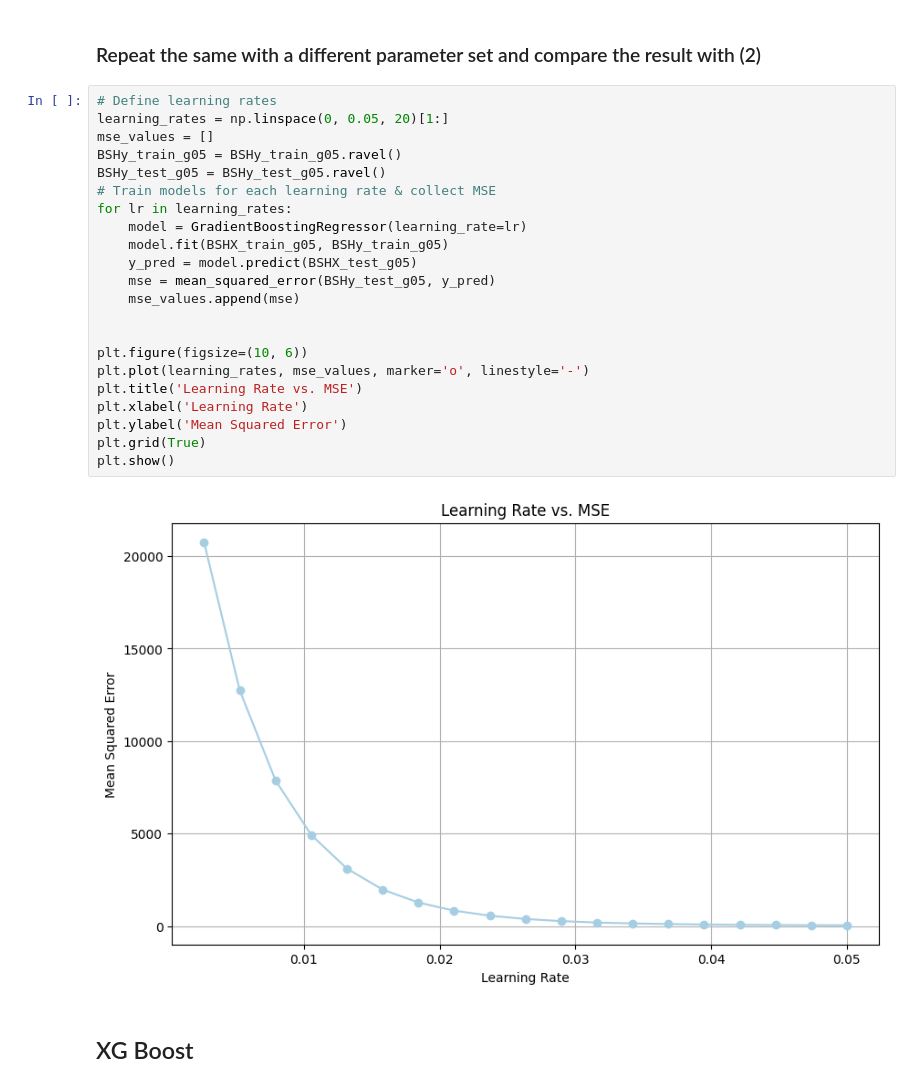
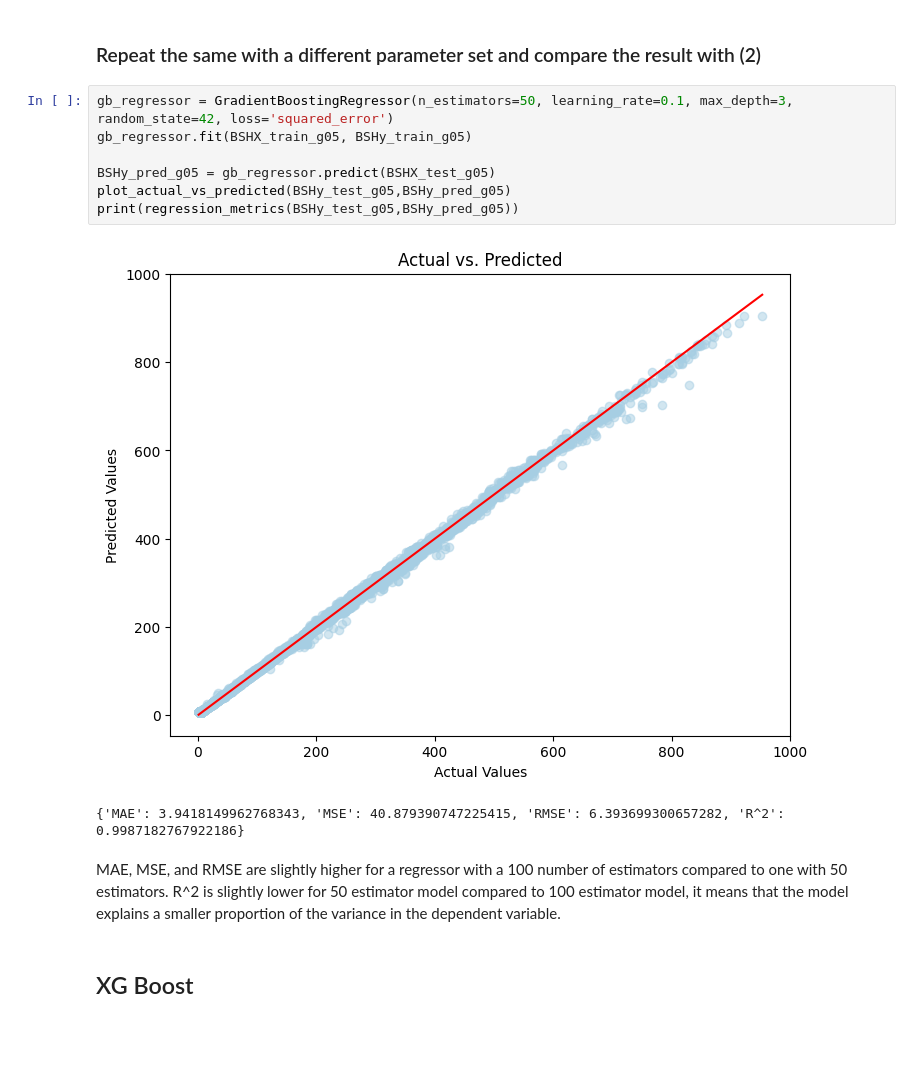
Before and after one commit to WK025/machine_learning, a Jupyter notebook: A1/Assignment 02_Group05.ipynb, the cells around one changed output. Cells and saved outputs as stored; diff of their text form; blank space fills up the shorter version.

```diff
--- a/A1/Assignment 02_Group05.ipynb
+++ b/A1/Assignment 02_Group05.ipynb
@@ -752,30 +752,18 @@ print(regression_metrics(BSHy_test_g05,BSHy_pred_g05))
 The scatter plot of actual versus predicted values reveals that most data points lie along a 45-degree line, signifying that the predicted values are in close agreement with the true values. This pattern is further corroborated by a high R^2 value, emphasizing that our model has successfully captured a significant proportion of the variance in the target variable. Such alignment between actual and predicted values, coupled with the high R^2, underscores the robustness and predictive accuracy of our regression model
 # %% [markdown]
 ### Repeat the same with a different parameter set and compare the result with (2)
-# %%
-# Define learning rates
-learning_rates = np.linspace(0, 0.05, 20)[1:]
-mse_values = []
-BSHy_train_g05 = BSHy_train_g05.ravel()
-BSHy_test_g05 = BSHy_test_g05.ravel()
-# Train models for each learning rate & collect MSE
-for lr in learning_rates:
-    model = GradientBoostingRegressor(learning_rate=lr)
-    model.fit(BSHX_train_g05, BSHy_train_g05)
-    y_pred = model.predict(BSHX_test_g05)
-    mse = mean_squared_error(BSHy_test_g05, y_pred)
-    mse_values.append(mse)
-
-
-plt.figure(figsize=(10, 6))
-plt.plot(learning_rates, mse_values, marker='o', linestyle='-')
-plt.title('Learning Rate vs. MSE')
-plt.xlabel('Learning Rate')
-plt.ylabel('Mean Squared Error')
-plt.grid(True)
-plt.show()
-# %% [output]
-[figure, removed]
+# %%
+gb_regressor = GradientBoostingRegressor(n_estimators=50, learning_rate=0.1, max_depth=3, random_state=42, loss='squared_error')
+gb_regressor.fit(BSHX_train_g05, BSHy_train_g05)
+
+BSHy_pred_g05 = gb_regressor.predict(BSHX_test_g05)
+plot_actual_vs_predicted(BSHy_test_g05,BSHy_pred_g05)
+print(regression_metrics(BSHy_test_g05,BSHy_pred_g05))
+# %% [output]
+[figure, added]
+{'MAE': 3.9418149962768343, 'MSE': 40.879390747225415, 'RMSE': 6.393699300657282, 'R^2': 0.9987182767922186}
+# %% [markdown]
+MAE, MSE, and RMSE are slightly higher for a regressor with a 100 number of estimators compared to one with 50 estimators. R^2 is slightly lower for 50 estimator model compared to 100 estimator model, it means that the model explains a smaller proportion of the variance in the dependent variable.
 # %% [markdown]
 ## XG Boost
 # %% [markdown]
```
Also changed, not shown: parts of 33 cells of this notebook.
